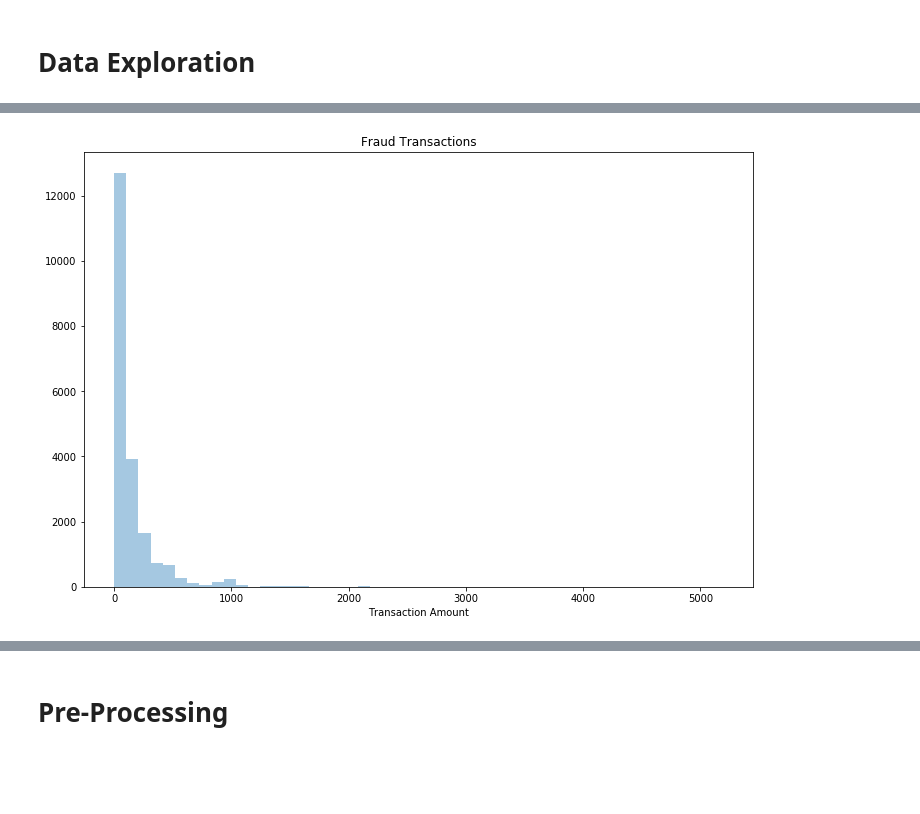
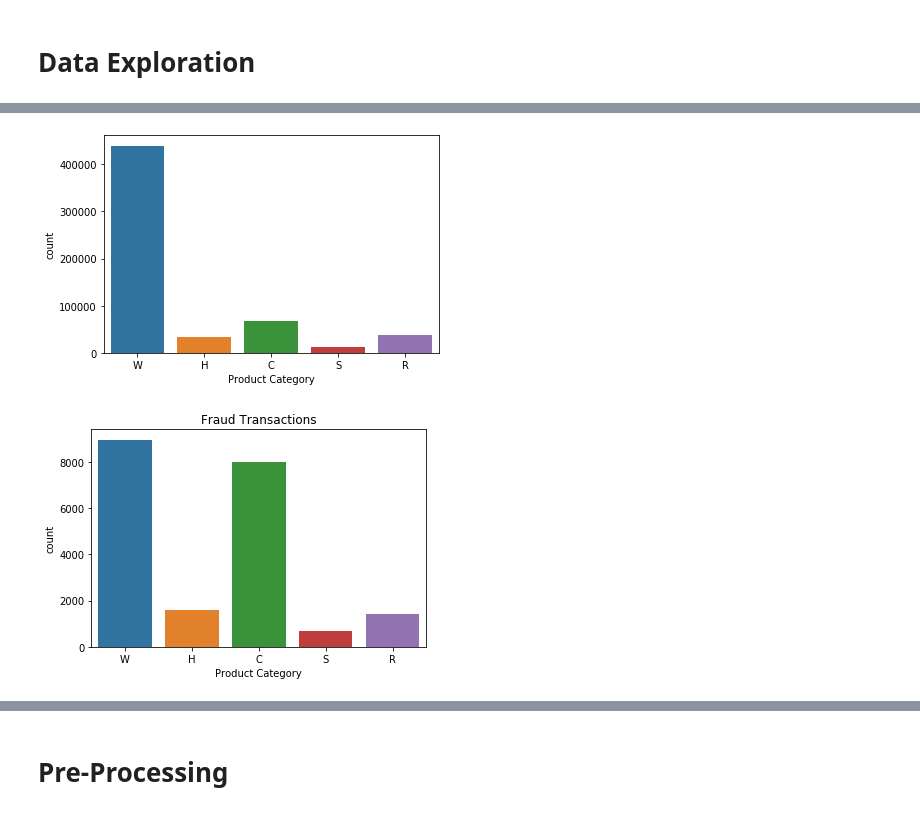
Before and after one commit to Jafarpisheh/IEEE-CIS-Fraud-Detection, a Jupyter notebook: FraudDetection.ipynb, the cells around one changed output, grey strips where cells are left out. Drawn from its saved outputs; the diff is of its cells as text; code cells hidden in the pictures; blank space fills up the shorter version.

```diff
--- a/FraudDetection.ipynb
+++ b/FraudDetection.ipynb
@@ -9,7 +23,5 @@ from sklearn.ensemble import RandomForestClassifier
 # %% [markdown]
 # Load Data
 # %%
-df_train_raw = pd.read_csv('data/train_transaction.csv')
-df_test_raw = pd.read_csv('data/test_transaction.csv')
+df_raw = pd.read_csv('data/train_transaction.csv')
+df_id = pd.read_csv('data/train_identity.csv')
-# %%
-df_raw = pd.concat([df_train_raw, df_test_raw], axis = 0, ignore_index= True)
@@ -15,0 +33,4 @@ df_raw = pd.concat([df_train_raw, df_test_raw], axis = 0, ignore_index= True)
+# %%
+df = pd.merge(df_raw, df_id, how = 'left', on = 'TransactionID')
+# %%
+df.drop('TransactionID', axis = 1, inplace = True)
@@ -68,7 +81,13 @@ plt.xlabel('Transaction Amount');
+# %%
+plt.figure(figsize=(6,4))
+sns.countplot(df.ProductCD, order = 'WHCSR');
+plt.xlabel('Product Category');
+# %% [output]
+[figure, added]
 # %%
-plt.figure(figsize=(12,8))
-sns.distplot(df_raw.TransactionAmt[df_raw.isFraud == 1], kde=False);
+plt.figure(figsize=(6,4))
+sns.countplot(df.ProductCD[df.isFraud == 1], order = 'WHCSR');
 plt.title('Fraud Transactions');
-plt.xlabel('Transaction Amount');
+plt.xlabel('Product Category');
 # %% [output]
-[figure, old version]
+[figure, new version]
```
Also changed, not shown: parts of 64 cells of this notebook.
